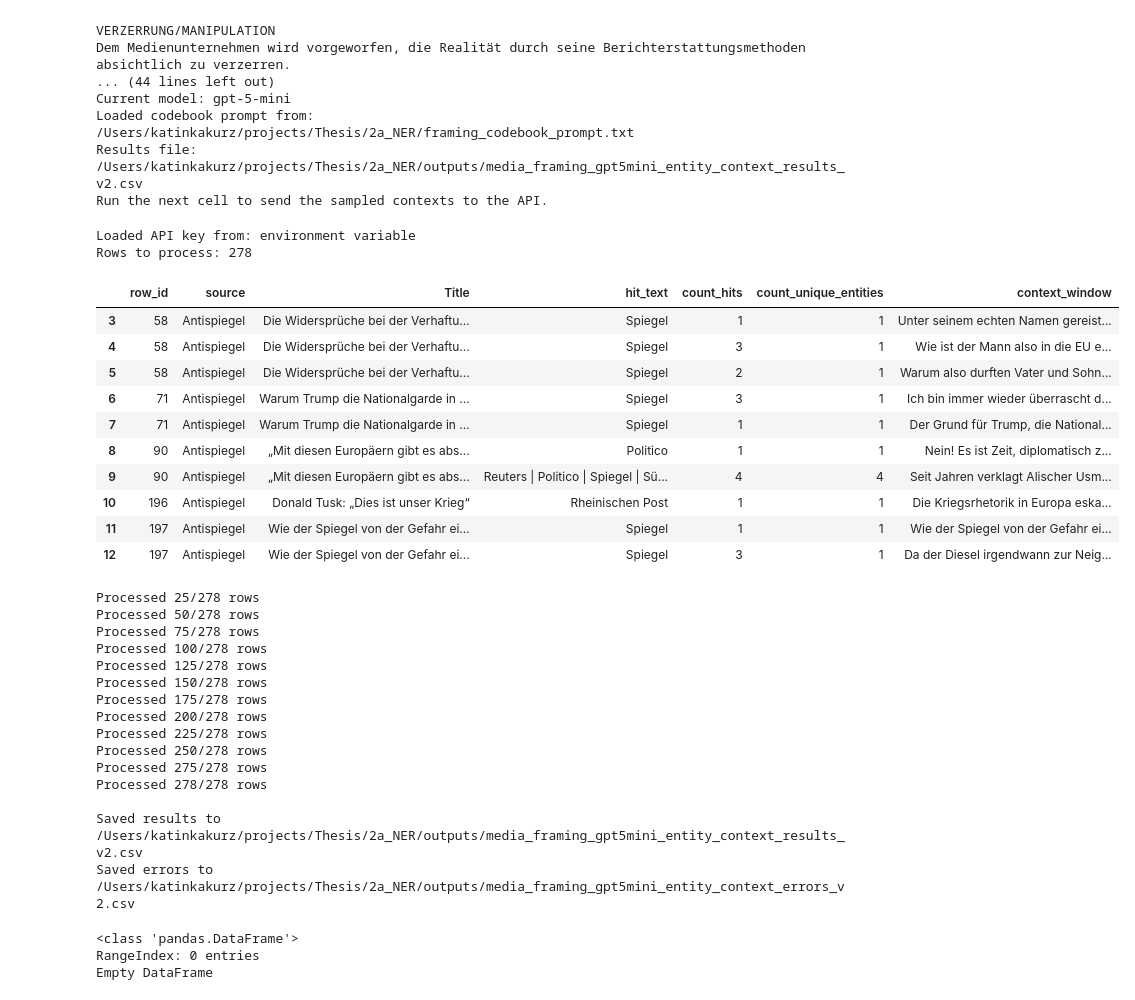
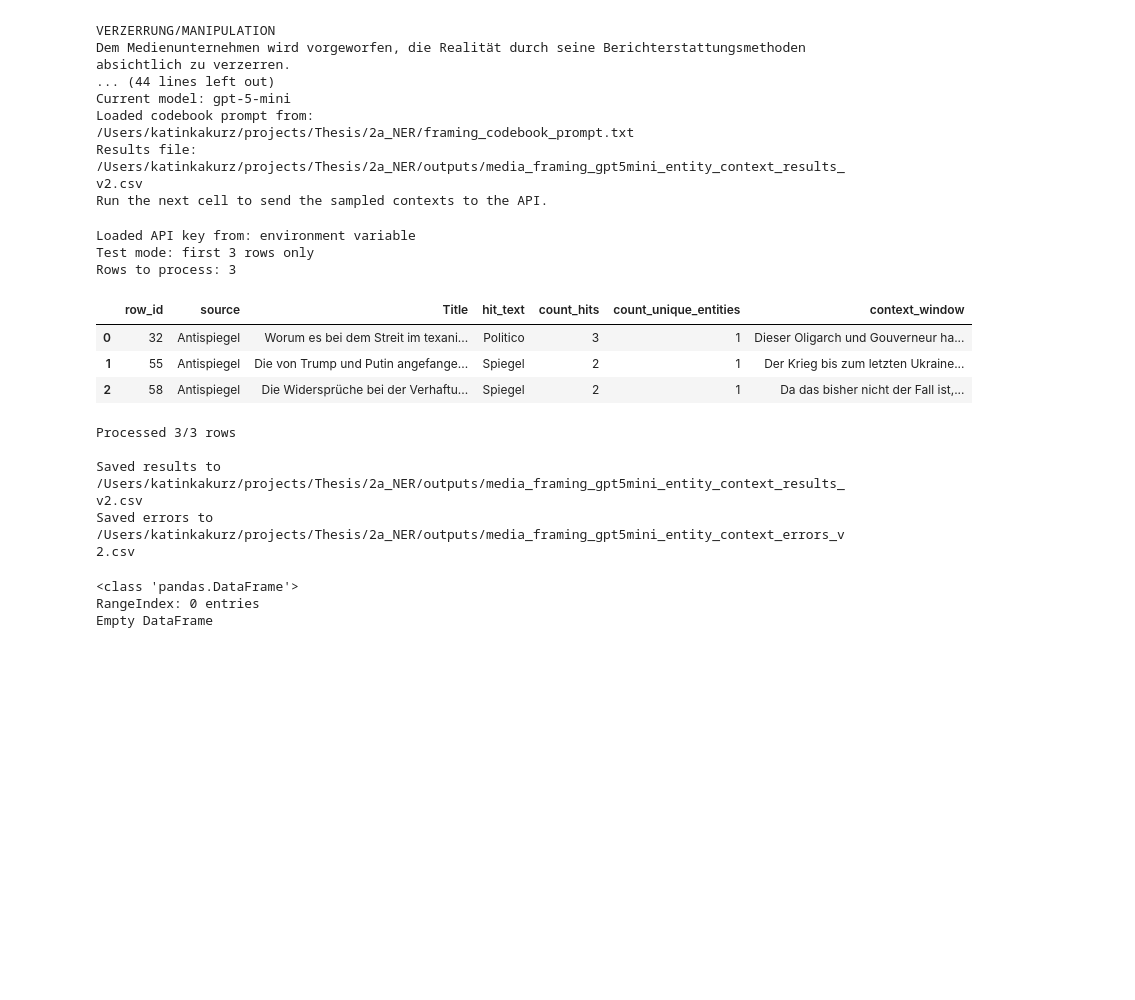
Before and after one commit to mattishaumann/Thesis, a Jupyter notebook: 03_Framing/NER/NER_exploration_text_REFERENCE.ipynb, the cells around one changed output. Drawn from its saved outputs; the diff is of its cells as text; code cells hidden in the pictures; blank space fills up the shorter version.

```diff
--- a/03_Framing/NER/NER_exploration_text_REFERENCE.ipynb
+++ b/03_Framing/NER/NER_exploration_text_REFERENCE.ipynb
@@ -761,18 +318,22 @@ processed_hit_ids = set()
 if not existing_results_df.empty and "hit_id" in existing_results_df.columns:
     processed_hit_ids.update(existing_results_df["hit_id"].astype(str))
 
-run_hits_df = sampled_hits_df[
+TEST_N_ROWS = 3
+
+base_run_hits_df = sampled_hits_df[
     ~sampled_hits_df["hit_id"].astype(str).isin(processed_hit_ids)
 ].copy()
 
+run_hits_df = base_run_hits_df.head(TEST_N_ROWS).copy()
+
+print(f"Test mode: first {TEST_N_ROWS} rows only")
 print(f"Rows to process: {len(run_hits_df):,}")
 
 display(
     run_hits_df[
         ["row_id", "source", "Title", "hit_text", "count_hits", "count_unique_entities", "context_window"]
-    ].head(10)
+    ]
 )
-
 
 
 session = requests.Session()
@@ -856,56 +417,39 @@ for idx, row in enumerate(run_hits_df.to_dict("records"), start=1):
             {
                 "hit_id": row["hit_id"],
                 "row_id": row["row_id"],
                 "source": row["source"],
                 "Title": row["Title"],
                 "hit_text": row["hit_text"],
                 "context_window": row["context_window"],
                 "status_code": None,
                 "error": str(exc),
             }
         )
 
     if idx % SAVE_EVERY == 0 or idx == len(run_hits_df):
         save_progress(results, errors)
         print(f"Processed {idx}/{len(run_hits_df)} rows")
 
     #time.sleep(0.2)
 
 results_df = pd.DataFrame(results)
 errors_df = pd.DataFrame(errors)
 
 print(f"\nSaved results to {RESULTS_PATH}")
 print(f"Saved errors to {ERRORS_PATH}")
 #display(results_df[["hit_id", "source", "hit_text", "category", "evidence"]].head())
 
 if not errors_df.empty:
     display(errors_df.head())
 # %% [output]
 Loaded API key from: environment variable
-Rows to process: 278
+Test mode: first 3 rows only
+Rows to process: 3
 |  | row_id | source | Title | hit_text | count_hits | count_unique_entities | context_window |
-| 3 | 58 | Antispiegel | Die Widersprüche bei der Verhaftu... | Spiegel | 1 | 1 | Unter seinem echten Namen gereist... |
-| 4 | 58 | Antispiegel | Die Widersprüche bei der Verhaftu... | Spiegel | 3 | 1 | Wie ist der Mann also in die EU e... |
-| 5 | 58 | Antispiegel | Die Widersprüche bei der Verhaftu... | Spiegel | 2 | 1 | Warum also durften Vater und Sohn... |
-| 6 | 71 | Antispiegel | Warum Trump die Nationalgarde in ... | Spiegel | 3 | 1 | Ich bin immer wieder überrascht d... |
-| 7 | 71 | Antispiegel | Warum Trump die Nationalgarde in ... | Spiegel | 1 | 1 | Der Grund für Trump, die National... |
-| 8 | 90 | Antispiegel | „Mit diesen Europäern gibt es abs... | Politico | 1 | 1 | Nein! Es ist Zeit, diplomatisch z... |
-| 9 | 90 | Antispiegel | „Mit diesen Europäern gibt es abs... | Reuters | Politico | Spiegel | Sü... | 4 | 4 | Seit Jahren verklagt Alischer Usm... |
-| 10 | 196 | Antispiegel | Donald Tusk: „Dies ist unser Krieg“ | Rheinischen Post | 1 | 1 | Die Kriegsrhetorik in Europa eska... |
-| 11 | 197 | Antispiegel | Wie der Spiegel von der Gefahr ei... | Spiegel | 1 | 1 | Wie der Spiegel von der Gefahr ei... |
-| 12 | 197 | Antispiegel | Wie der Spiegel von der Gefahr ei... | Spiegel | 3 | 1 | Da der Diesel irgendwann zur Neig... |
+| 0 | 32 | Antispiegel | Worum es bei dem Streit im texani... | Politico | 3 | 1 | Dieser Oligarch und Gouverneur ha... |
+| 1 | 55 | Antispiegel | Die von Trump und Putin angefange... | Spiegel | 2 | 1 | Der Krieg bis zum letzten Ukraine... |
+| 2 | 58 | Antispiegel | Die Widersprüche bei der Verhaftu... | Spiegel | 2 | 1 | Da das bisher nicht der Fall ist,... |
-Processed 25/278 rows
-Processed 50/278 rows
-Processed 75/278 rows
-Processed 100/278 rows
-Processed 125/278 rows
-Processed 150/278 rows
-Processed 175/278 rows
-Processed 200/278 rows
-Processed 225/278 rows
-Processed 250/278 rows
-Processed 275/278 rows
-Processed 278/278 rows
+Processed 3/3 rows
 
 Saved results to /Users/katinkakurz/projects/Thesis/2a_NER/outputs/media_framing_gpt5mini_entity_context_results_v2.csv
 Saved errors to /Users/katinkakurz/projects/Thesis/2a_NER/outputs/media_framing_gpt5mini_entity_context_errors_v2.csv
```
Also changed, not shown: parts of 7 cells of this notebook, 41 other files.
